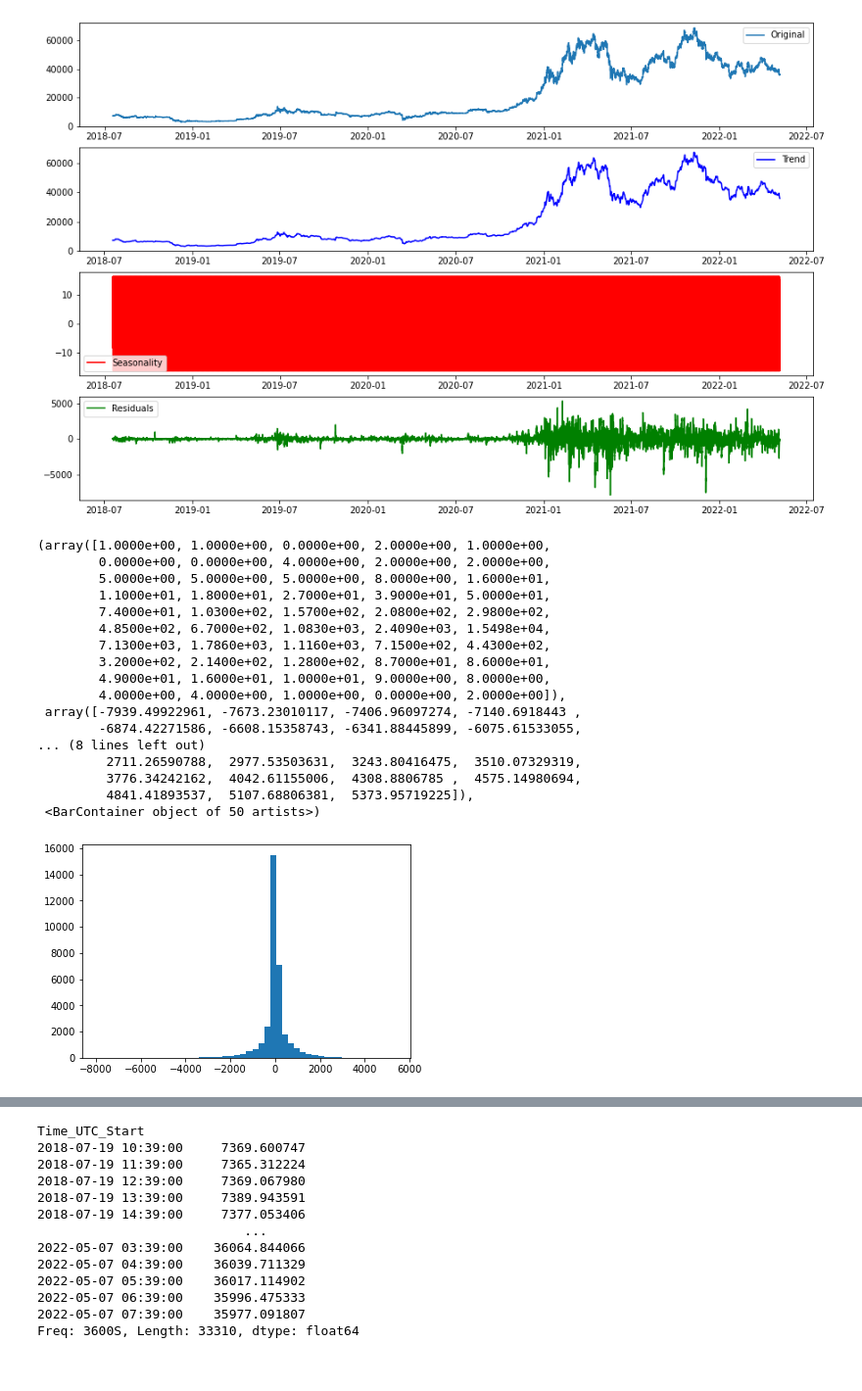
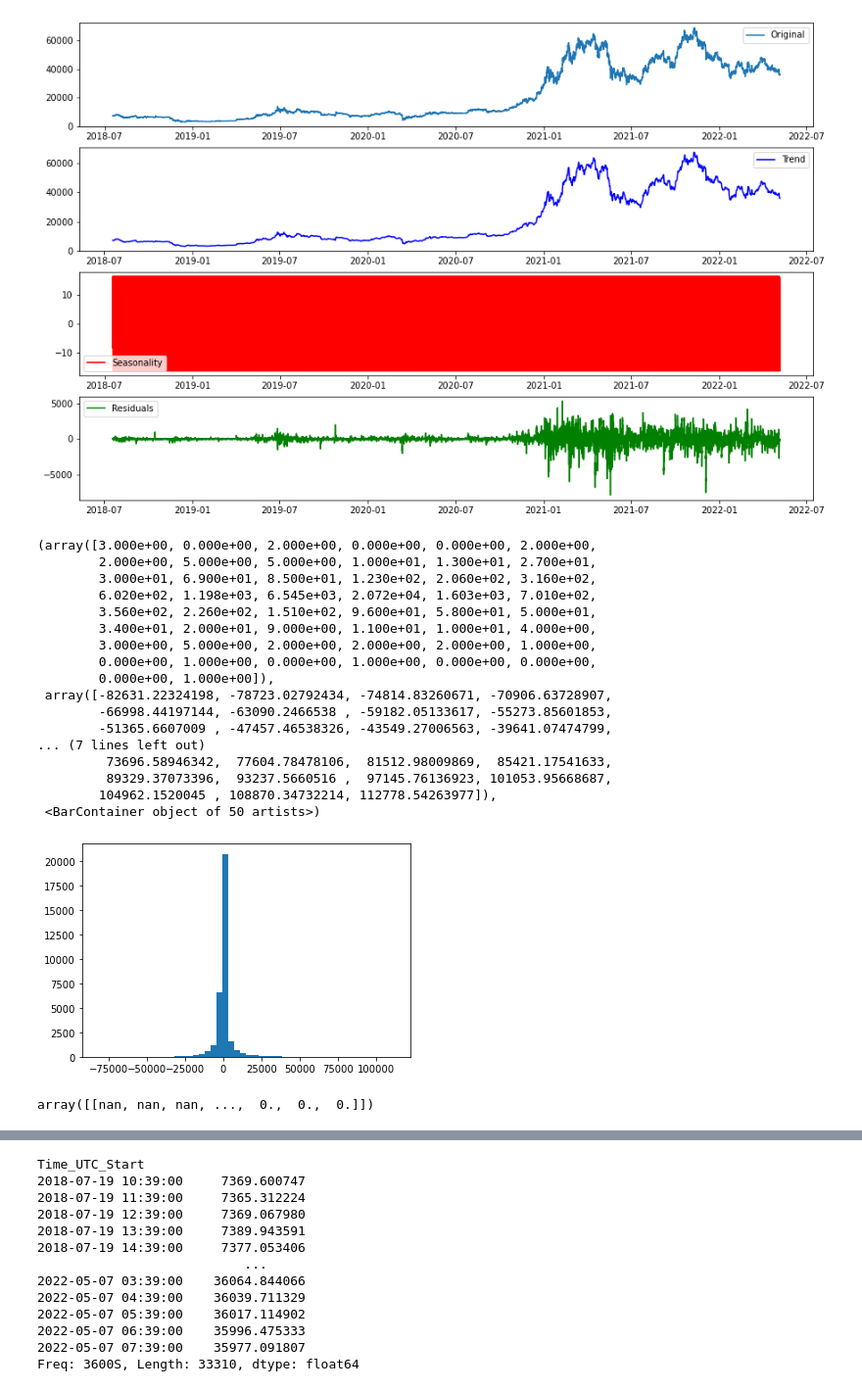
Before and after one commit to NgTMDuc/Bitcoin_Price_Prediction, a Jupyter notebook: component_analysis.ipynb, the cells around one changed output, grey strips where cells are left out. Shown at 98% size. Saved outputs shown, nothing was run; the diff lists cells and outputs as text; code cells hidden in the pictures.

Commit message:
more analysis about residual

```diff
--- a/component_analysis.ipynb
+++ b/component_analysis.ipynb
@@ -133,23 +114,27 @@ axes[3].legend()
 <matplotlib.legend.Legend at 0x...>
 [figure]
 # %%
-plt.hist(est_residual.dropna(), bins = 50)
+plt.hist((est_residual * est_seasonal).dropna(), bins = 50)
 # %% [output]
-(array([1.0000e+00, 1.0000e+00, 0.0000e+00, 2.0000e+00, 1.0000e+00,
-        0.0000e+00, 0.0000e+00, 4.0000e+00, 2.0000e+00, 2.0000e+00,
-        5.0000e+00, 5.0000e+00, 5.0000e+00, 8.0000e+00, 1.6000e+01,
-        1.1000e+01, 1.8000e+01, 2.7000e+01, 3.9000e+01, 5.0000e+01,
-        7.4000e+01, 1.0300e+02, 1.5700e+02, 2.0800e+02, 2.9800e+02,
-        4.8500e+02, 6.7000e+02, 1.0830e+03, 2.4090e+03, 1.5498e+04,
-        7.1300e+03, 1.7860e+03, 1.1160e+03, 7.1500e+02, 4.4300e+02,
-        3.2000e+02, 2.1400e+02, 1.2800e+02, 8.7000e+01, 8.6000e+01,
-        4.9000e+01, 1.6000e+01, 1.0000e+01, 9.0000e+00, 8.0000e+00,
-        4.0000e+00, 4.0000e+00, 1.0000e+00, 0.0000e+00, 2.0000e+00]),
- array([-7939.49922961, -7673.23010117, -7406.96097274, -7140.6918443 ,
-        -6874.42271586, -6608.15358743, -6341.88445899, -6075.61533055,
-... (8 lines left out)
-         2711.26590788,  2977.53503631,  3243.80416475,  3510.07329319,
-         3776.34242162,  4042.61155006,  4308.8806785 ,  4575.14980694,
-         4841.41893537,  5107.68806381,  5373.95719225]),
+(array([3.000e+00, 0.000e+00, 2.000e+00, 0.000e+00, 0.000e+00, 2.000e+00,
+        2.000e+00, 5.000e+00, 5.000e+00, 1.000e+01, 1.300e+01, 2.700e+01,
+        3.000e+01, 6.900e+01, 8.500e+01, 1.230e+02, 2.060e+02, 3.160e+02,
+        6.020e+02, 1.198e+03, 6.545e+03, 2.072e+04, 1.603e+03, 7.010e+02,
+        3.560e+02, 2.260e+02, 1.510e+02, 9.600e+01, 5.800e+01, 5.000e+01,
+        3.400e+01, 2.000e+01, 9.000e+00, 1.100e+01, 1.000e+01, 4.000e+00,
+        3.000e+00, 5.000e+00, 2.000e+00, 2.000e+00, 2.000e+00, 1.000e+00,
+        0.000e+00, 1.000e+00, 0.000e+00, 1.000e+00, 0.000e+00, 0.000e+00,
+        0.000e+00, 1.000e+00]),
+ array([-82631.22324198, -78723.02792434, -74814.83260671, -70906.63728907,
+        -66998.44197144, -63090.2466538 , -59182.05133617, -55273.85601853,
+        -51365.6607009 , -47457.46538326, -43549.27006563, -39641.07474799,
+... (7 lines left out)
+         73696.58946342,  77604.78478106,  81512.98009869,  85421.17541633,
+         89329.37073396,  93237.5660516 ,  97145.76136923, 101053.95668687,
+        104962.1520045 , 108870.34732214, 112778.54263977]),
  <BarContainer object of 50 artists>)
-[figure, old version]
+[figure, new version]
+# %%
+preprocessing.StandardScaler().fit_transform([est_residual])
+# %% [output]
+array([[nan, nan, nan, ...,  0.,  0.,  0.]])
```
Also changed, not shown: parts of 17 cells of this notebook.
